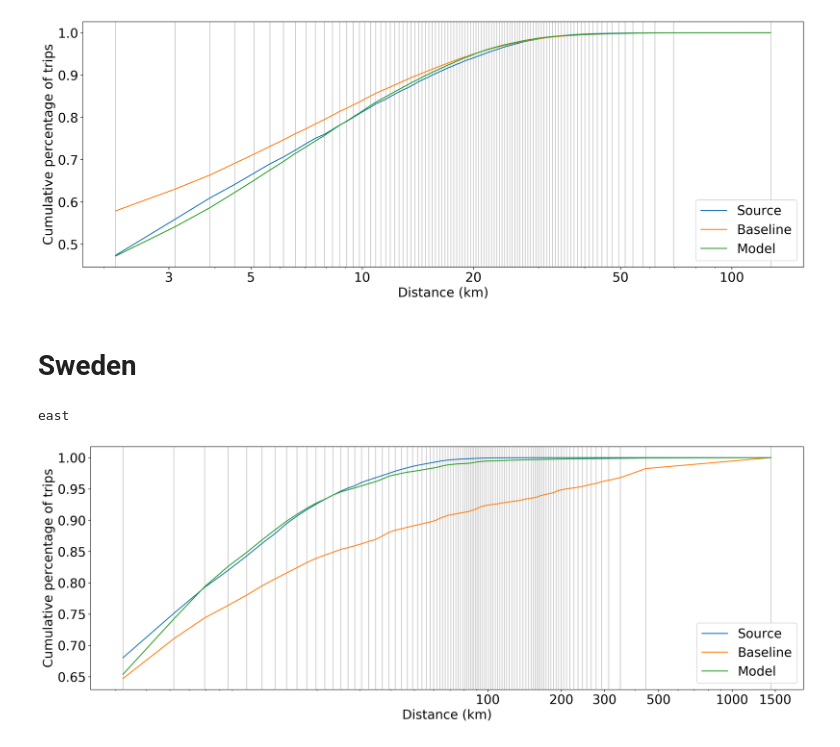
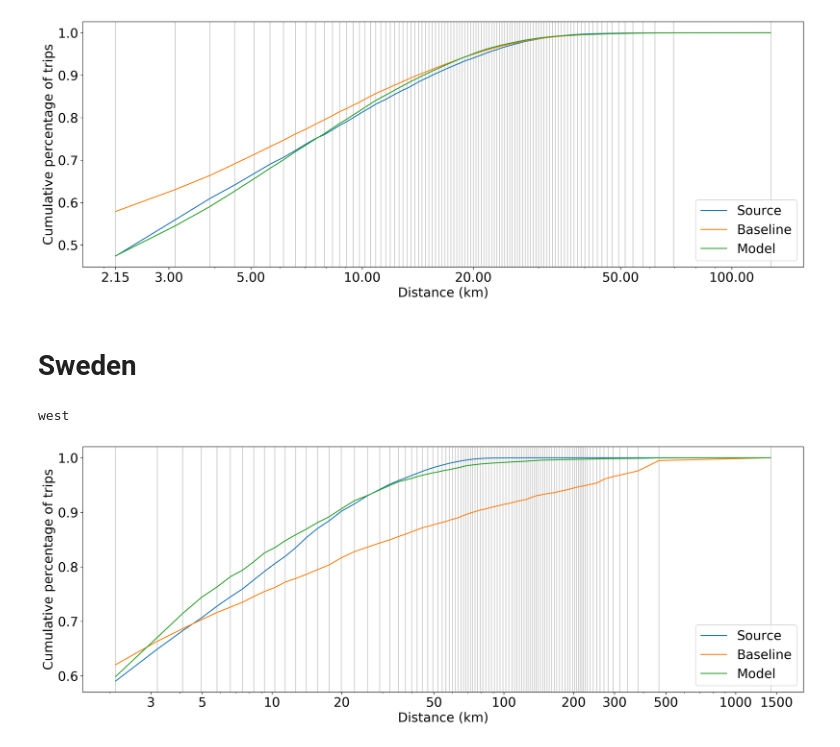
Before and after one commit to TheYuanLiao/individual_mobility_model, a Jupyter notebook: src/py/distance-distribution-plot.ipynb, the cells around one changed output. Cells and saved outputs as stored; diff of their text form; code cells hidden in the pictures.

```diff
--- a/src/py/distance-distribution-plot.ipynb
+++ b/src/py/distance-distribution-plot.ipynb
@@ -33,14 +51,14 @@ plots.generic_plot_dist_distribution(
         dms['groundtruth_sum'],
         dms['model_sum_baseline'],
         dms['model_sum'],
-    ], ["Source", "Baseline", "Model"], ticks=[3, 5, 10, 20, 50, 100], yscale='linear')
+    ], ["Source", "Baseline", "Model"], ticks=[2.15, 3, 5, 10, 20, 50, 100], yscale='linear')
 # %% [output]
-[figure, old version]
+[figure, new version]
 # %% [markdown]
 # Sweden
 # %%
 region = 'sweden'
-scale= 'east'
+scale= 'west'
 # %%
 p = "{}/{}/distance-metrics-{}.csv".format(results_dir, 'model', scale)
 p_base = "{}/{}/distance-metrics-{}.csv".format(results_dir, 'baseline', scale)
@@ -53,16 +71,16 @@ dms.index = pd.IntervalIndex.from_tuples([tuple(list(map(float, idx.replace('(',
 # %%
 if scale == 'national':
     dms = dms[dms['model_sum'] != 0.0]
 mpl.rcParams['font.size'] = 20.0
 fig, ax = plt.subplots(1,1, figsize=(20,7), sharex=True)
 plots.generic_plot_dist_distribution(
     ax,
     [
         dms['sampers_sum'],
         dms['model_sum_baseline'],
         dms['model_sum'],
-    ], ["Source", "Baseline", "Model"], yscale='linear', ticks=[100, 200, 300, 500, 1000, 1500])
+    ], ["Source", "Baseline", "Model"], yscale='linear', ticks=[3, 5, 10, 20, 50,100, 200, 300, 500, 1000, 1500])
 print(scale)
 # %% [output]
-east
+west
-[figure, old version]
+[figure, new version]
```
Also changed, not shown: parts of 3 cells of this notebook, 3 other files.
